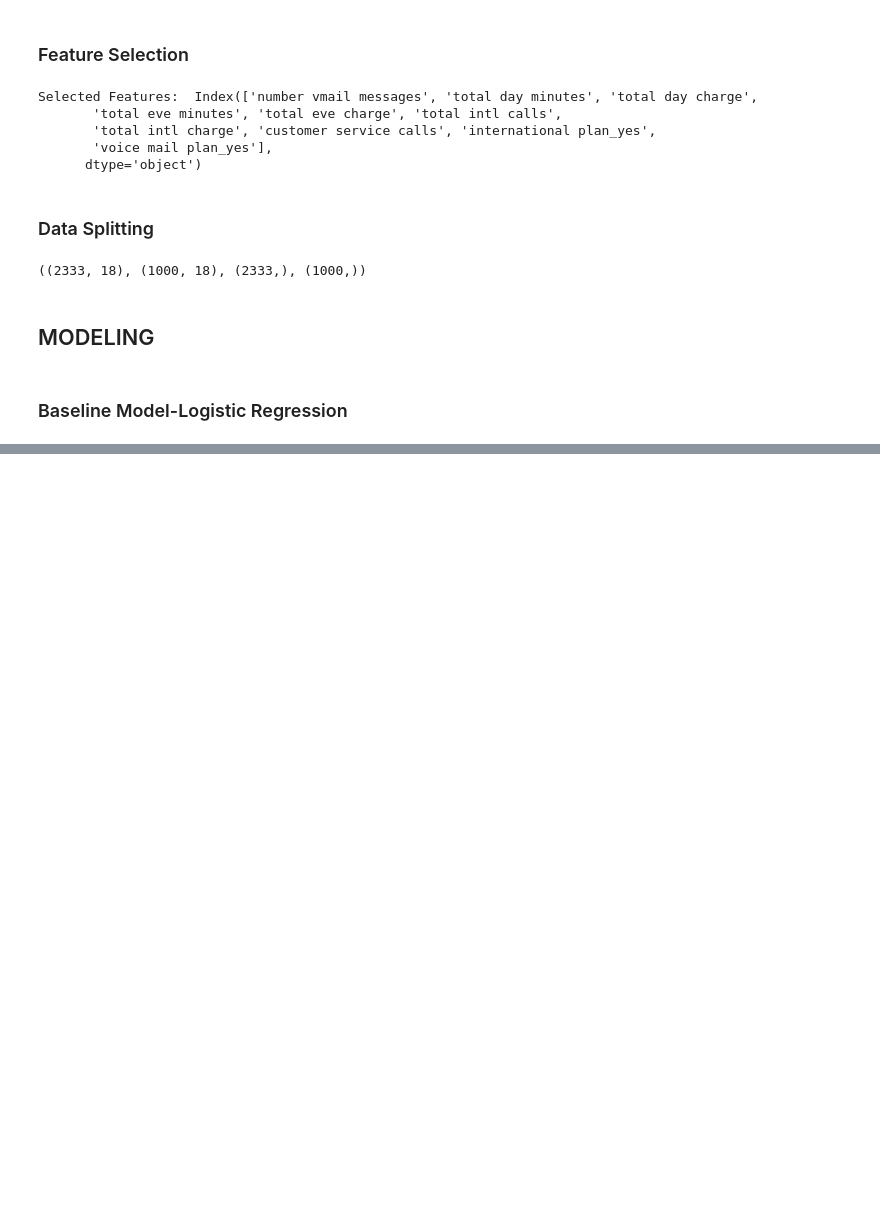
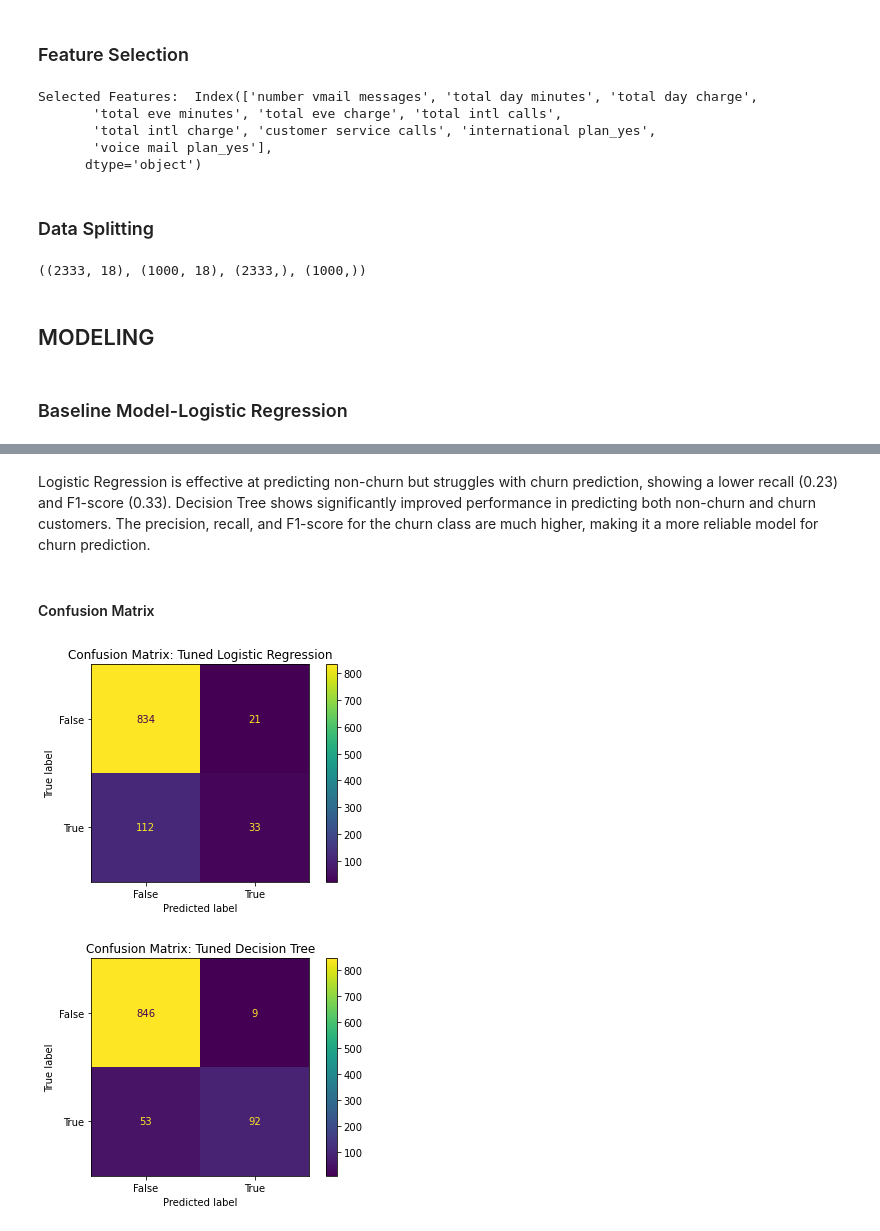
Before and after one commit to AngelaKalelwa/syriatel-customer-churn, a Jupyter notebook: notebook.ipynb, the cells around one changed output, grey strips where cells are left out. Drawn from its saved outputs; the diff is of its cells as text; code cells hidden in the pictures; blank space fills up the shorter version.

```diff
--- a/notebook.ipynb
+++ b/notebook.ipynb
@@ -507,0 +652,21 @@ from sklearn.model_selection import GridSearchCV, train_test_split
+# %%
+# Define hyperparameters grid
+param_grid_dt = {
+    'max_depth': [3, 5, 7, 10],
+    'min_samples_split': [2, 5, 10],
+    'min_samples_leaf': [1, 2, 4]
+}
+
+# Initialize GridSearchCV
+grid_dt = GridSearchCV(DecisionTreeClassifier(random_state=42), param_grid_dt, cv=5, scoring='roc_auc')
+
+# Fit model
+grid_dt.fit(X_train, y_train)
+
+# Best parameters
+print("Best Parameters: ", grid_dt.best_params_)
+
+# Predictions and evaluation with best model
+y_test_pred_best_dt = grid_dt.best_estimator_.predict(X_test)
+print("Tuned Decision Tree - Test Accuracy: ", accuracy_score(y_test, y_test_pred_best_dt))
+print("Classification Report (Tuned Decision Tree):\n", classification_report(y_test, y_test_pred_best_dt))
@@ -507,0 +792,18 @@ from sklearn.model_selection import GridSearchCV, train_test_split
+# %% [markdown]
+Logistic Regression is effective at predicting non-churn but struggles with churn prediction, showing a lower recall (0.23) and F1-score (0.33).
+Decision Tree shows significantly improved performance in predicting both non-churn and churn customers. The precision, recall, and F1-score for the churn class are much higher, making it a more reliable model for churn prediction.
+# %% [markdown]
+#### Confusion Matrix
+# %%
+from sklearn.metrics import ConfusionMatrixDisplay
+
+ConfusionMatrixDisplay.from_estimator(grid_lr.best_estimator_, X_test, y_test)
+plt.title("Confusion Matrix: Tuned Logistic Regression")
+plt.show()
+
+ConfusionMatrixDisplay.from_estimator(grid_dt.best_estimator_, X_test, y_test)
+plt.title("Confusion Matrix: Tuned Decision Tree")
+plt.show()
+# %% [output]
+[figure, added]
+[figure, added]
```
Also changed, not shown: parts of 17 cells of this notebook.
